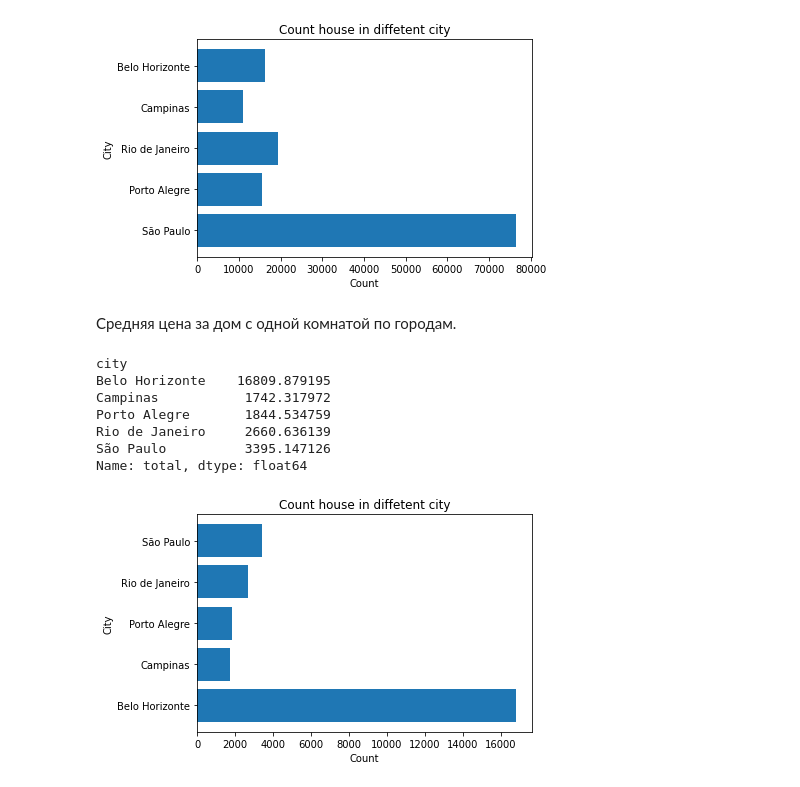
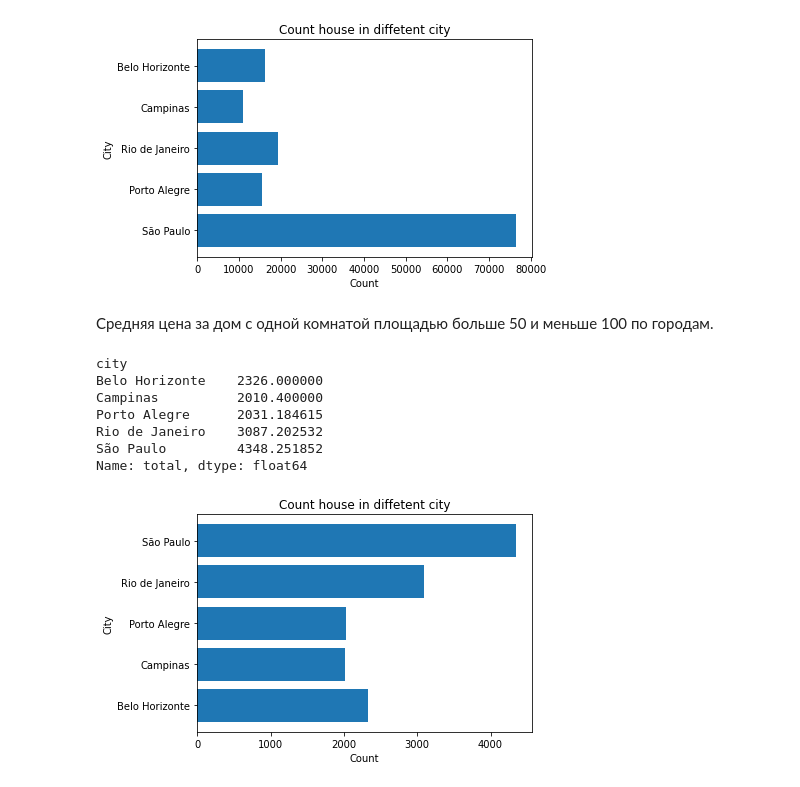
Before and after one commit to Arina1004/data_mining, a Jupyter notebook: visualization.ipynb, the cells around one changed output. Drawn from its saved outputs; the diff is of its cells as text; code cells hidden in the pictures.

```diff
--- a/visualization.ipynb
+++ b/visualization.ipynb
@@ -62,22 +62,22 @@ plt.title('Count house in diffetent city')
 Text(0.5, 1.0, 'Count house in diffetent city')
 [figure]
 # %% [markdown]
-Средняя цена за дом с одной комнатой по городам.
+Средняя цена за дом с одной комнатой площадью больше 50 и меньше 100 по городам.
 # %%
 
-new_data=data[(data.rooms ==1) & (data.area < 250)]
+new_data=data[(data.rooms ==1) & (data.area > 50) & (data.area < 100)]
 total_by_city= new_data.groupby('city')['total'].mean()
 plt.barh(total_by_city.keys(), total_by_city)
 plt.xlabel('Count')
 plt.ylabel('City')
 plt.title('Count house in diffetent city')
 total_by_city
 # %% [output]
 city
-Belo Horizonte    16809.879195
-Campinas           1742.317972
-Porto Alegre       1844.534759
-Rio de Janeiro     2660.636139
-São Paulo          3395.147126
+Belo Horizonte    2326.000000
+Campinas          2010.400000
+Porto Alegre      2031.184615
+Rio de Janeiro    3087.202532
+São Paulo         4348.251852
 Name: total, dtype: float64
-[figure, old version]
+[figure, new version]
```
Also changed, not shown: parts of 2 cells of this notebook.
